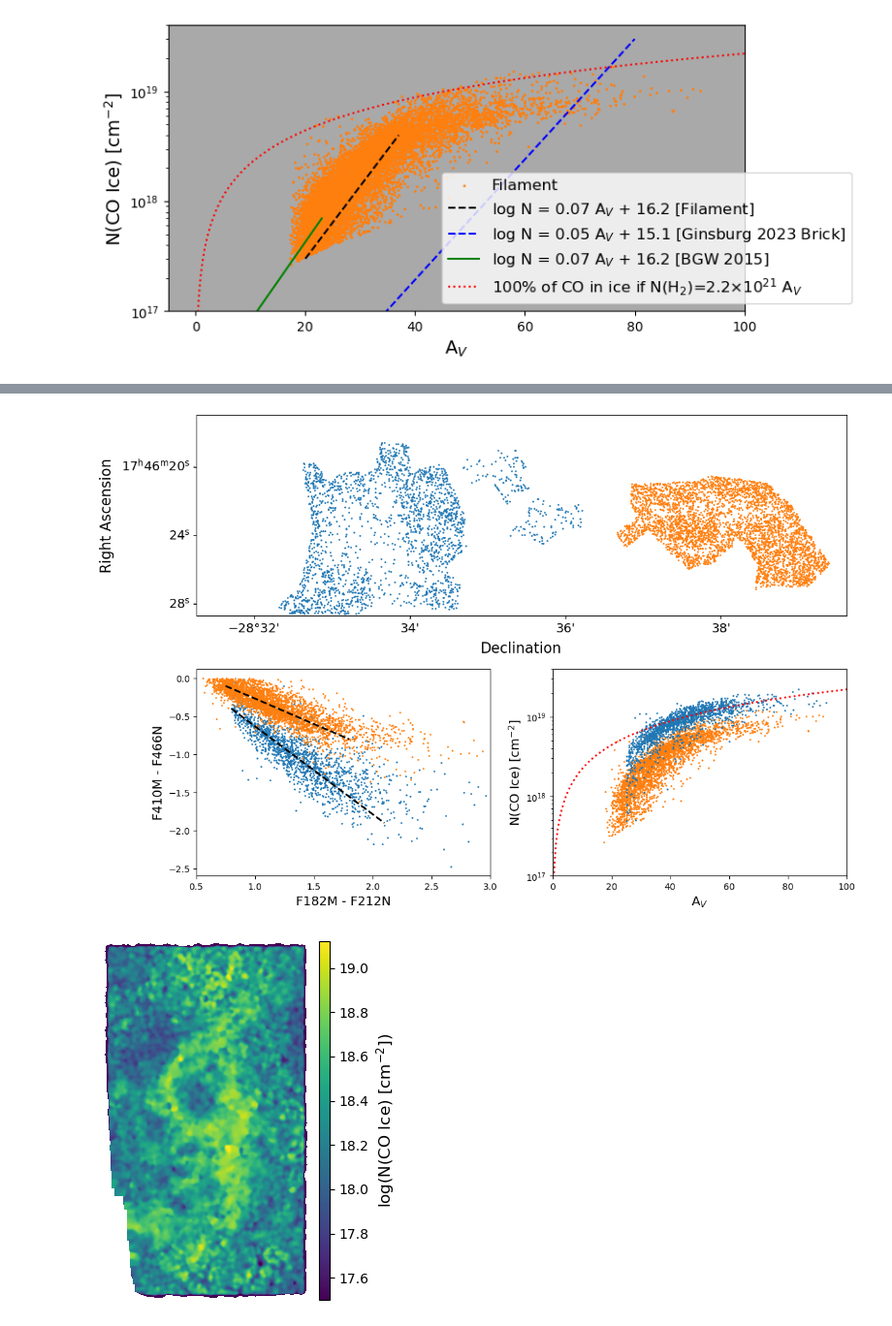
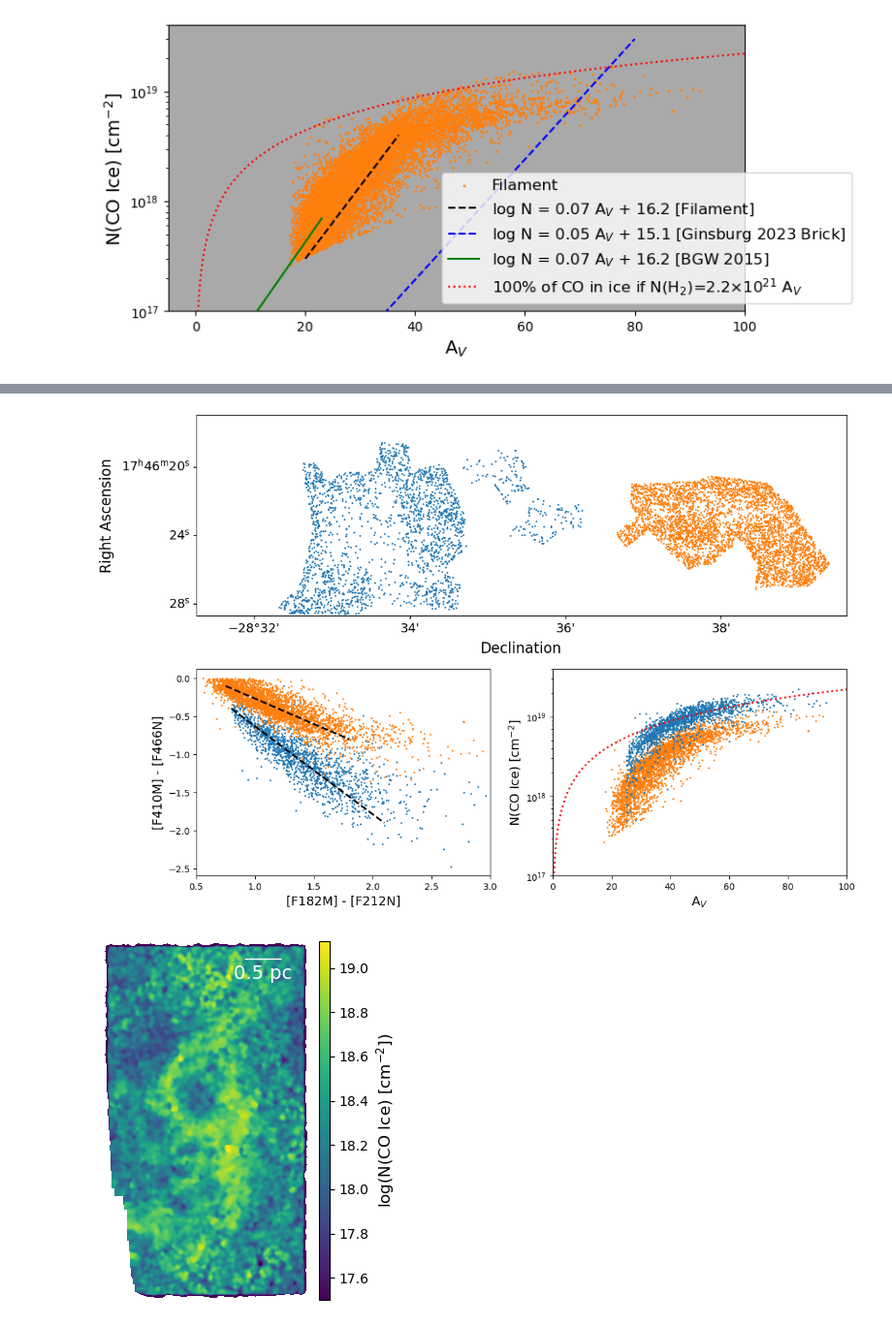
Before and after one commit to SpacialTree/lactea-filament, a Jupyter notebook: lactea-filament/notebooks/filament_COice.ipynb, the cells around one changed output, grey strips where cells are left out. Shown at 97% size. Saved outputs shown, nothing was run; the diff lists cells and outputs as text; code cells hidden in the pictures.

```diff
--- a/lactea-filament/notebooks/filament_COice.ipynb
+++ b/lactea-filament/notebooks/filament_COice.ipynb
@@ -202,8 +208,8 @@ cat_f.plot_CCD('f182m', 'f212n', 'f410m', 'f466n', ax=ax1, s=1)
 ax1.set_xlim(0.5, 3)
 ax1.plot([0.8, 2.1], [-0.4, -1.9], color='k', linestyle='--', label='dust ridge', lw=2)
 ax1.plot([0.75, 1.8], [-0.1, -0.8], color='k', linestyle='--', label='filament', lw=2)
-ax1.set_xlabel('F182M - F212N', fontsize=14)
-ax1.set_ylabel('F410M - F466N', fontsize=14)
+ax1.set_xlabel('[F182M] - [F212N]', fontsize=14)
+ax1.set_ylabel('[F410M] - [F466N]', fontsize=14)
 
 ax2 = plt.subplot(224)
 ax2.scatter(Av_182212_f, cat_f.catalog['N(CO)'], color='tab:orange', s=1, label='Filament')
@@ -224,4 +230,14 @@ ax2.plot(np.linspace(0.1, 100, 1000), NCOofAV, lw=2,
 plt.tight_layout()
 plt.savefig('/orange/adamginsburg/jwst/cloudc/figures/poster_spatial_CO_ice.svg', dpi=300, bbox_inches='tight')
 # %% [output]
-[figure, old version]
+[figure, new version]
+# %%
+# Define the physical size and distance
+L = 0.5 * u.pc  # physical size in parsecs
+D = 5 * u.kpc   # distance in kiloparsecs
+
+# Calculate the angular size in radians
+theta_rad = (L / D).to(u.radian, equivalencies=u.dimensionless_angles())
+
+# Convert the angular size to arcseconds
+theta_arcsec = theta_rad.to(u.arcsec)
@@ -228,16 +246,17 @@ plt.savefig('/orange/adamginsburg/jwst/cloudc/figures/poster_spatial_CO_ice.svg'
 # %%
 fig = plt.figure(figsize=(8, 4))
 co_col_map[co_col_map < 1e16] = np.nan
 ax = plt.subplot(projection=cutout_405.wcs)
 im = ax.imshow(np.log10(co_col_map), origin='lower', cmap='viridis', vmin=17.5)#, vmin=20, vmax=21)
 #plt.colorbar(im, ax=ax, label='log(N(CO) [cm$^{-2}$])')
 cbax = ax.inset_axes([1.05, 0.0, 0.05, 1])
 cbar = plt.colorbar(mappable=im, cax=cbax)
 cbar.set_label("log(N(CO Ice) [cm$^{-2}$])", fontsize=12)
 ax.set_xlabel('Right Ascension', fontsize=10)
 ax.set_ylabel('Declination', fontsize=10)
 ax.set_axis_off()
 plt.tight_layout()
+add_scalebar(ax, theta_arcsec, color='white', label='0.5 pc', corner='top right', fontproperties={"size": 14})
 plt.savefig('/orange/adamginsburg/jwst/cloudc/figures/poster_co_ice_column_map.svg', dpi=300, bbox_inches='tight')
 # %% [output]
-[figure, old version]
+[figure, new version]
```
Also changed, not shown: parts of 6 cells of this notebook, 2 other files.
